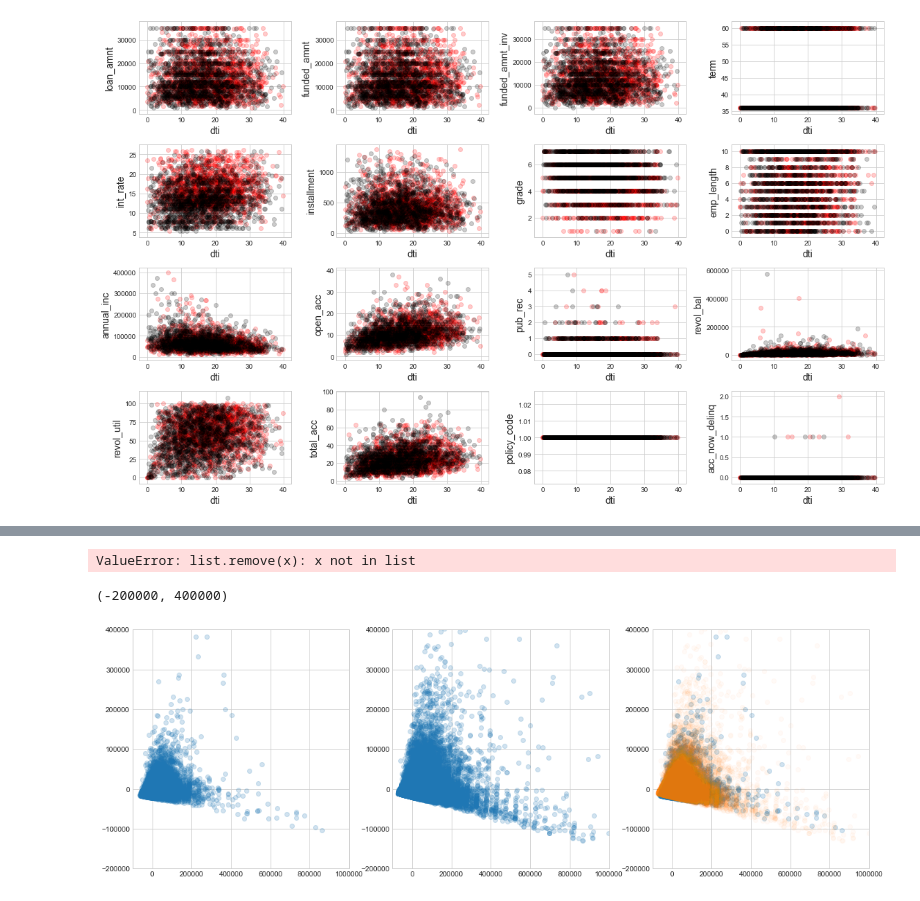
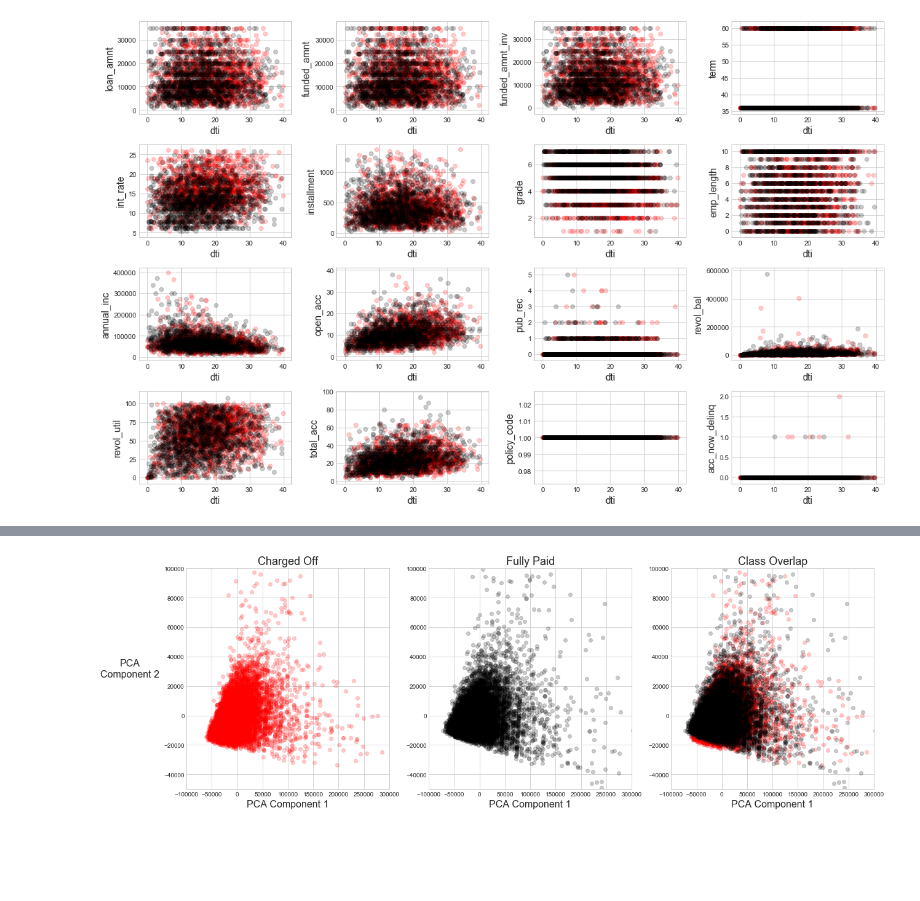
Before and after one commit to pandrewg/Lending-Club, a Jupyter notebook: prelim-exploration.ipynb, the cells around one changed output, grey strips where cells are left out. Drawn from its saved outputs; the diff is of its cells as text; code cells hidden in the pictures; blank space fills up the shorter version.

```diff
--- a/prelim-exploration.ipynb
+++ b/prelim-exploration.ipynb
@@ -363,6 +374,2 @@ loansP = loansP[(loansP.loan_status=='Fully Paid')|(loansP.loan_status=='Charged
 # %%
 from sklearn.decomposition import PCA
-# %%
-numerical.remove('revol_util')
-# %% [output]
-ValueError: list.remove(x): x not in list
@@ -369,21 +380,29 @@ ValueError: list.remove(x): x not in list
 # %%
-co = PCA(n_components=2).fit_transform(charged_off1[numerical])
-fp = PCA(n_components=2).fit_transform(fully_paid1[numerical])
+co = np.array(pd.DataFrame(PCA(n_components=2).fit_transform(charged_off1[numerical])).sample(10000))
+fp = np.array(pd.DataFrame(PCA(n_components=2).fit_transform(fully_paid1[numerical])).sample(10000))
 # %%
 fig, (ax1,ax2,ax3) = plt.subplots(1,3,figsize=(18,6))
 
-ax1.scatter(co[:,0],co[:,1],alpha=0.2)
-ax1.set_xlim([-100000,1000000])
-ax1.set_ylim([-200000,400000])
+ax1.scatter(co[:,0],co[:,1],color='r',alpha=0.2)
+ax1.set_xlim([-100000,300000])
+ax1.set_ylim([-50000,100000])
+ax1.set_title('Charged Off',fontsize=18)
+ax1.set_ylabel('PCA\nComponent 2',rotation=0,labelpad=55,fontsize=16)
+ax1.set_xlabel('PCA Component 1',fontsize=16)
 
-ax2.scatter(fp[:,0],fp[:,1],alpha=0.2)
-ax2.set_xlim([-100000,1000000])
-ax2.set_ylim([-200000,400000])
+ax2.scatter(fp[:,0],fp[:,1],color='k',alpha=0.2)
+ax2.set_xlim([-100000,300000])
+ax2.set_ylim([-50000,100000])
+ax2.set_title('Fully Paid',fontsize=18)
+ax2.set_xlabel('PCA Component 1',fontsize=16)
 
-ax3.scatter(co[:,0],co[:,1],alpha=0.2)
-ax3.scatter(fp[:,0],fp[:,1],alpha=0.03)
-ax3.set_xlim([-100000,1000000])
-ax3.set_ylim([-200000,400000])
+ax3.scatter(co[:,0],co[:,1],color='r',alpha=0.2)
+ax3.scatter(fp[:,0],fp[:,1],color='k',alpha=0.2)
+ax3.set_xlim([-100000,300000])
+ax3.set_ylim([-50000,100000])
+ax3.set_title('Class Overlap',fontsize=18)
+ax3.set_xlabel('PCA Component 1',fontsize=16)
+
+plt.tight_layout()
 # %% [output]
-(-200000, 400000)
-[figure, old version]
+[figure, new version]
```
Also changed, not shown: parts of 5 cells of this notebook, 3 other files.
